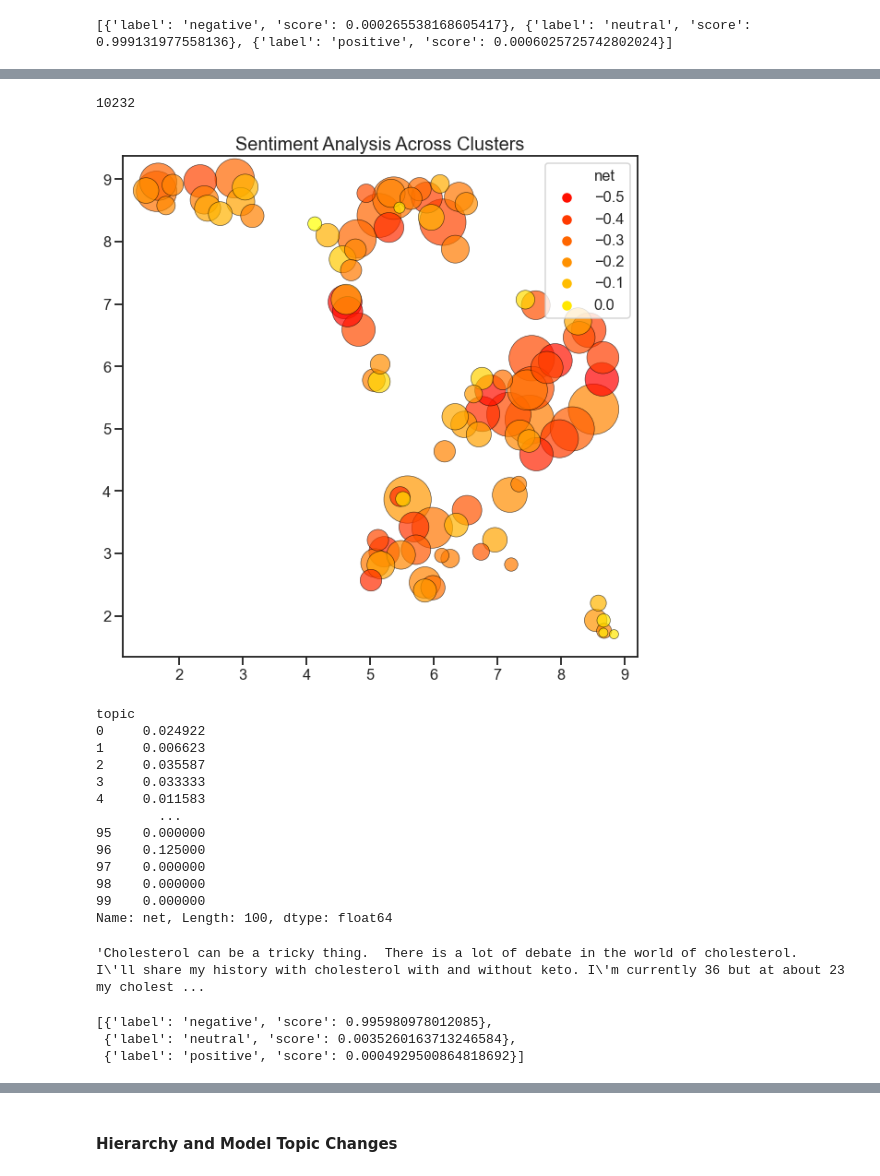
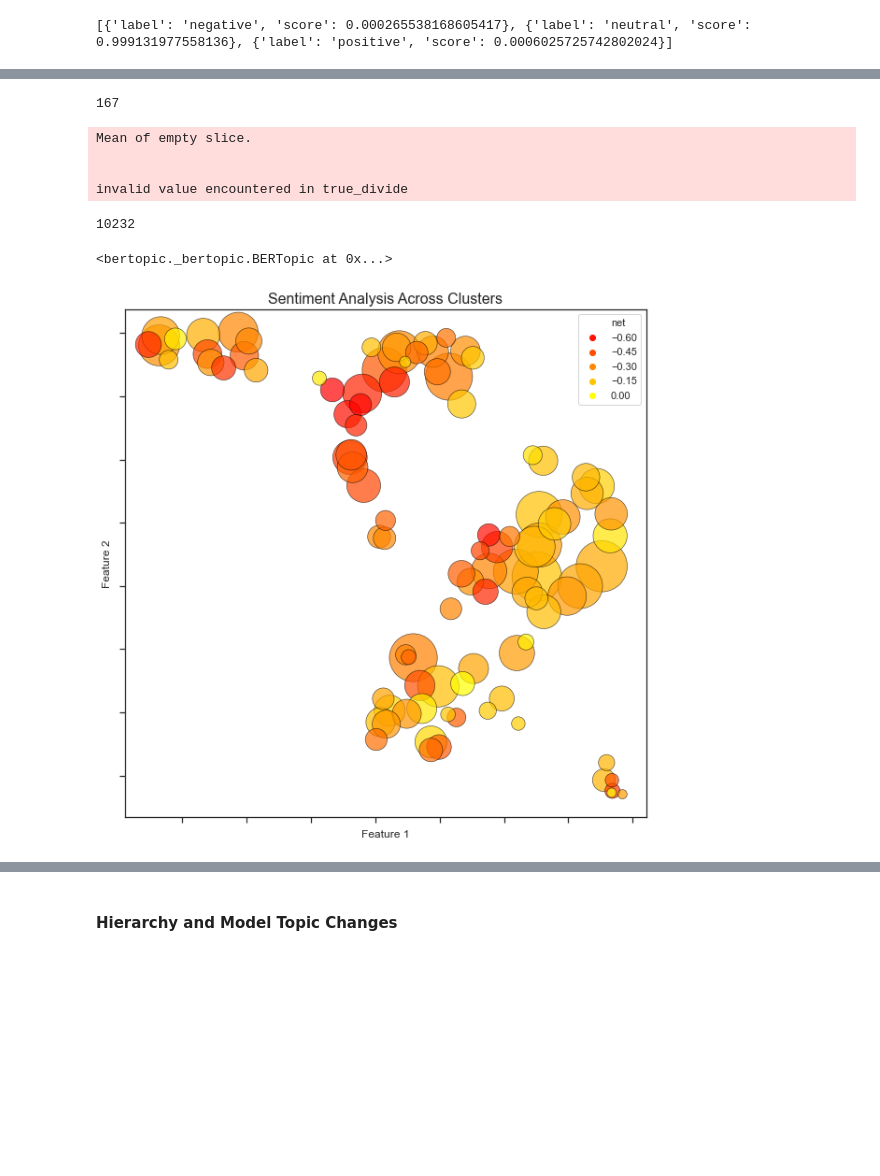
Before and after one commit to sssomani/statins_reddit, a Jupyter notebook: notebooks/BERTopic_statins.ipynb, the cells around one changed output, grey strips where cells are left out. Cells and saved outputs as stored; diff of their text form; code cells hidden in the pictures; blank space fills up the shorter version.

```diff
--- a/notebooks/BERTopic_statins.ipynb
+++ b/notebooks/BERTopic_statins.ipynb
@@ -229,12 +243,16 @@ with sns.plotting_context('notebook'):
 # %%
-with sns.plotting_context('talk'):
+with sns.plotting_context('notebook'):
     sns.set_style('ticks')
     plt.figure(figsize=(10, 10))
     ax = sns.scatterplot(*c_tf_idf_embed_vis.T, size=spec_topic_model.get_topic_info()['Count'], \
                     hue=unique_users_by_cluster, sizes=(100, 3000), \
                     alpha=0.7, palette='autumn', legend=True, edgecolor='k', linewidth=0.6)
-    ax.set_title('Percentage of Unique Users Per Post, by Topic', {'fontsize' : 20})
+    ax.set_title('Percentage of Unique Users Per Post, by Topic', {'fontsize' : 16})
     h,l = ax.get_legend_handles_labels()
     plt.legend(h[0:5],l[0:5]) #,bbox_to_anchor=(1.05, 1) , loc=2, borderaxespad=0., fontsize=13)
+    ax.set_xlabel('Feature 1')
+    ax.set_ylabel('Feature 2')
+    ax.set_xticklabels([])
+    ax.set_yticklabels([])
     plt.show(ax)
 # %% [output]
@@ -330,19 +355,27 @@ from tqdm import tqdm
 sentiments = pd.DataFrame(columns=['negative', 'neutral', 'positive'])
 
 for i, text in (enumerate(texts_list)):
-    sent = sentiment_analysis(text[:512])
-    sentiments.loc[i, :] = [sent[0]['score'], sent[1]['score'], sent[2]['score']]
+    sentiments.loc[i, :] = find_string_sentiment(text, df.iloc[i]['query'])
     print(i, end="\r")
 # %% [output]
-10232
+167
+Mean of empty slice.
+
+
+invalid value encountered in true_divide
+10232
 # %%
 sentiment_map = {0 : 'negative', 1 : 'neutral', 2 : 'positive'}
 sentiments['net'] = np.argmax(np.array(sentiments.loc[:, ['negative', 'neutral', 'positive']]), axis=1)
 # sentiments['net'] = sentiments['net'].apply(lambda x : sentiment_map[x])
 # %%
-# sentiments.index = df.index
-# sentiments = df.join(sentiments)
-# sentiments.to_excel('/Users/ssomani/Desktop/sentiments.xlsx')
+sentiments.index = df.index
+sentiments = df.join(sentiments)
+sentiments.to_excel('/Users/ssomani/Desktop/sentiments.xlsx')
+# %%
+spec_topic_model.fit(texts_list, embeddings)
+# %% [output]
+<bertopic._bertopic.BERTopic at 0x...>
 # %%
 # Let's see how our embeddings look like to begin with.
 umap_model = UMAP(n_neighbors=3, n_components=2,
@@ -352,42 +385,20 @@ umap_red_embs = umap_model.fit_transform(embeddings)
 umap_red_embs_df = pd.DataFrame(umap_red_embs, columns=['x', 'y'])
 umap_red_embs_df['sent'] = sentiments['net']
 # %%
-with sns.plotting_context('talk'):
+with sns.plotting_context('notebook'):
     sns.set_style('ticks')
     plt.figure(figsize=(10, 10))
     ax = sns.scatterplot(*c_tf_idf_embed_vis.T, size=spec_topic_model.get_topic_info()['Count'], \
                     hue=sentiments.groupby('topic')['net'].mean() - 1, sizes=(100, 3000), \
                     alpha=0.7, palette='autumn', legend=True, edgecolor='k', linewidth=0.6)
-    ax.set_title('Sentiment Analysis Across Clusters', {'fontsize' : 20})
+    ax.set_title('Sentiment Analysis Across Clusters', {'fontsize' : 16})
     h,l = ax.get_legend_handles_labels()
     plt.legend(h[0:-6],l[0:-6]) #,bbox_to_anchor=(1.05, 1) , loc=2, borderaxespad=0., fontsize=13)
+    ax.set_xlabel('Feature 1')
+    ax.set_ylabel('Feature 2')
+    ax.set_xticklabels([])
+    ax.set_yticklabels([])
     plt.show(ax)
 # %% [output]
-[figure, old version]
+[figure, new version]
-# %%
-sentiments.groupby('topic')['net'].apply(lambda x: x[x > 1].count()) / sentiments.groupby('topic')['net'].apply(lambda x: x[x < 3].count())
-# %% [output]
-topic
-0     0.024922
-1     0.006623
-2     0.035587
-3     0.033333
-4     0.011583
-        ...
-95    0.000000
-96    0.125000
-97    0.000000
-98    0.000000
-99    0.000000
-Name: net, Length: 100, dtype: float64
-# %%
-sentiments.loc[sentiments['net'] == 2, 'content'].iloc[0]
-# %% [output]
-'Cholesterol can be a tricky thing.  There is a lot of debate in the world of cholesterol.   I\'ll share my history with cholesterol with and without keto. I\'m currently 36 but at about 23 my cholest ...
-# %%
-sentiment_analysis(sentiments.loc[sentiments['net'] == 2, 'content'].iloc[23])
-# %% [output]
-[{'label': 'negative', 'score': 0.995980978012085},
- {'label': 'neutral', 'score': 0.0035260163713246584},
- {'label': 'positive', 'score': 0.0004929500864818692}]
 # %%
```
Also changed, not shown: parts of 35 cells of this notebook, 19 other files.
